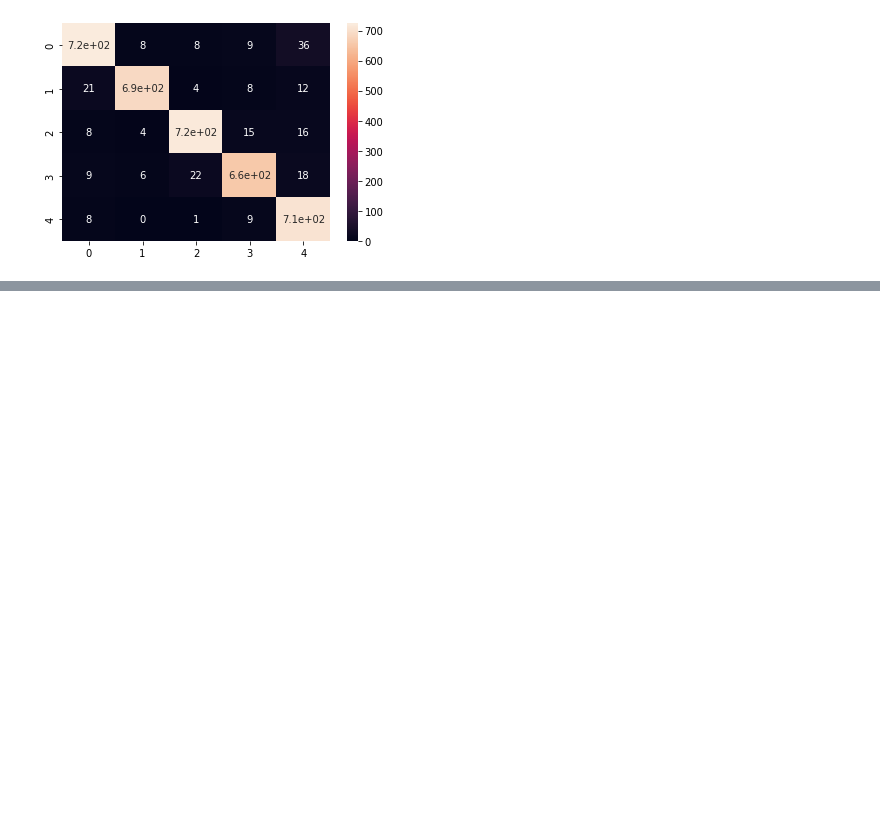
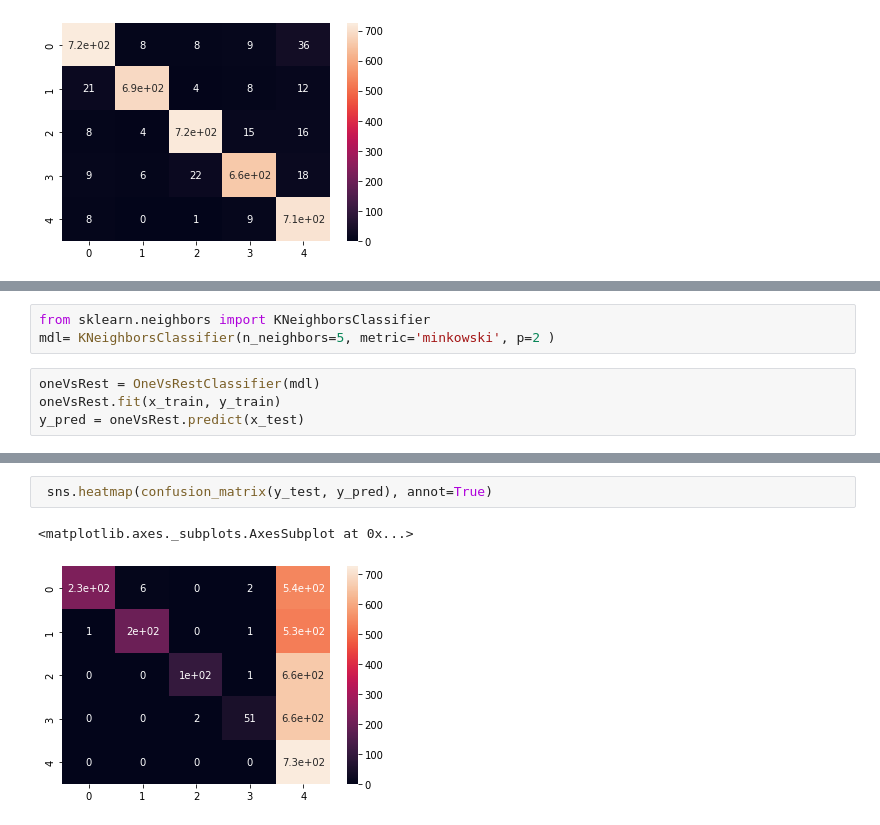
Before and after one commit to adigapranava/ML_Project, a Jupyter notebook: NEWS_ML_PROJECTS.ipynb, the cells around one changed output, grey strips where cells are left out. Drawn from its saved outputs; the diff is of its cells as text; blank space fills up the shorter version.

```diff
--- a/NEWS_ML_PROJECTS.ipynb
+++ b/NEWS_ML_PROJECTS.ipynb
@@ -447,0 +507,7 @@ sns.heatmap(confusion_matrix(y_test, y_pred), annot=True)
+# %%
+from sklearn.neighbors import KNeighborsClassifier
+mdl= KNeighborsClassifier(n_neighbors=5, metric='minkowski', p=2 )
+# %%
+oneVsRest = OneVsRestClassifier(mdl)
+oneVsRest.fit(x_train, y_train)
+y_pred = oneVsRest.predict(x_test)
@@ -447,0 +519,5 @@ sns.heatmap(confusion_matrix(y_test, y_pred), annot=True)
+# %%
+ sns.heatmap(confusion_matrix(y_test, y_pred), annot=True)
+# %% [output]
+<matplotlib.axes._subplots.AxesSubplot at 0x...>
+[figure, added]
```
Also changed, not shown: parts of 30 cells of this notebook.
